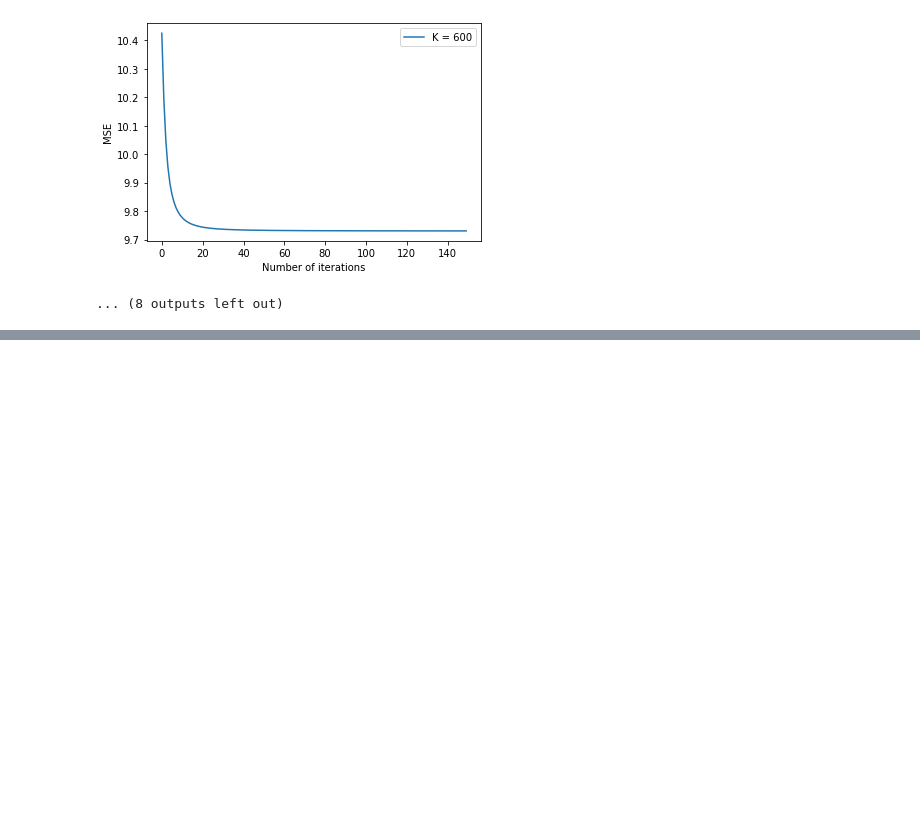
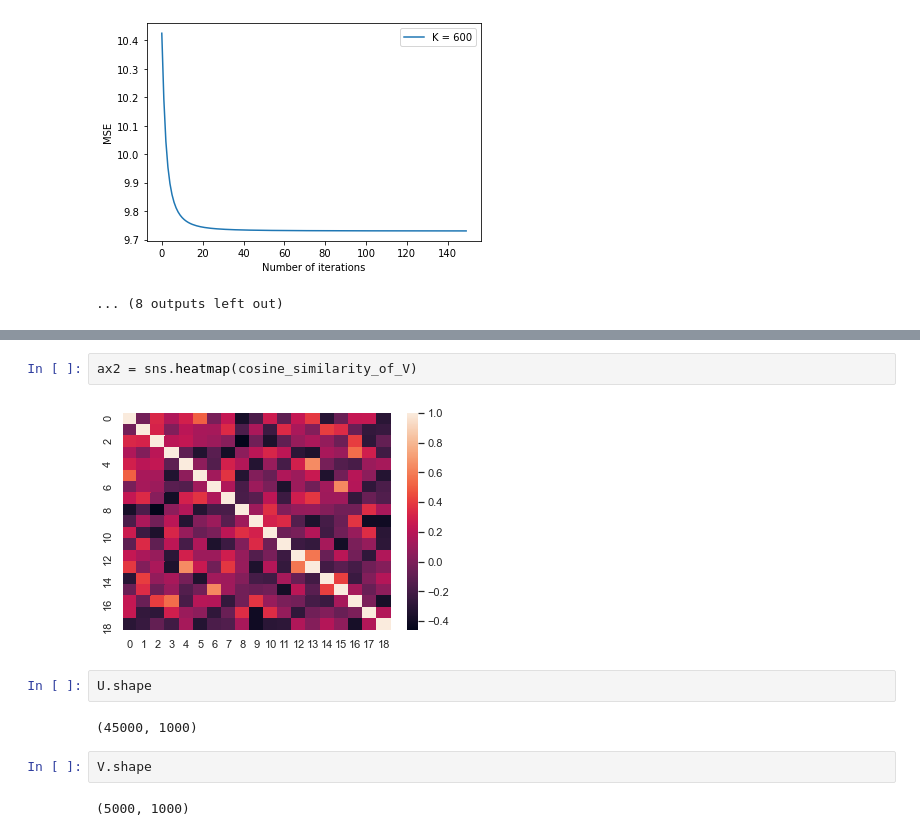
Before and after one commit to Shahriar1212/Soft-Computing, a Jupyter notebook: Matrix Factorization/170104030.ipynb, the cells around one changed output, grey strips where cells are left out. Cells and saved outputs as stored; diff of their text form; blank space fills up the shorter version.

```diff
--- a/Matrix Factorization/170104030.ipynb
+++ b/Matrix Factorization/170104030.ipynb
@@ -161,0 +190,12 @@ Average loss (for k=600) is 9.748756654145646
+# %%
+ax2 = sns.heatmap(cosine_similarity_of_V)
+# %% [output]
+[figure, added]
+# %%
+U.shape
+# %% [output]
+(45000, 1000)
+# %%
+V.shape
+# %% [output]
+(5000, 1000)
```
Also changed, not shown: parts of 5 cells of this notebook.
